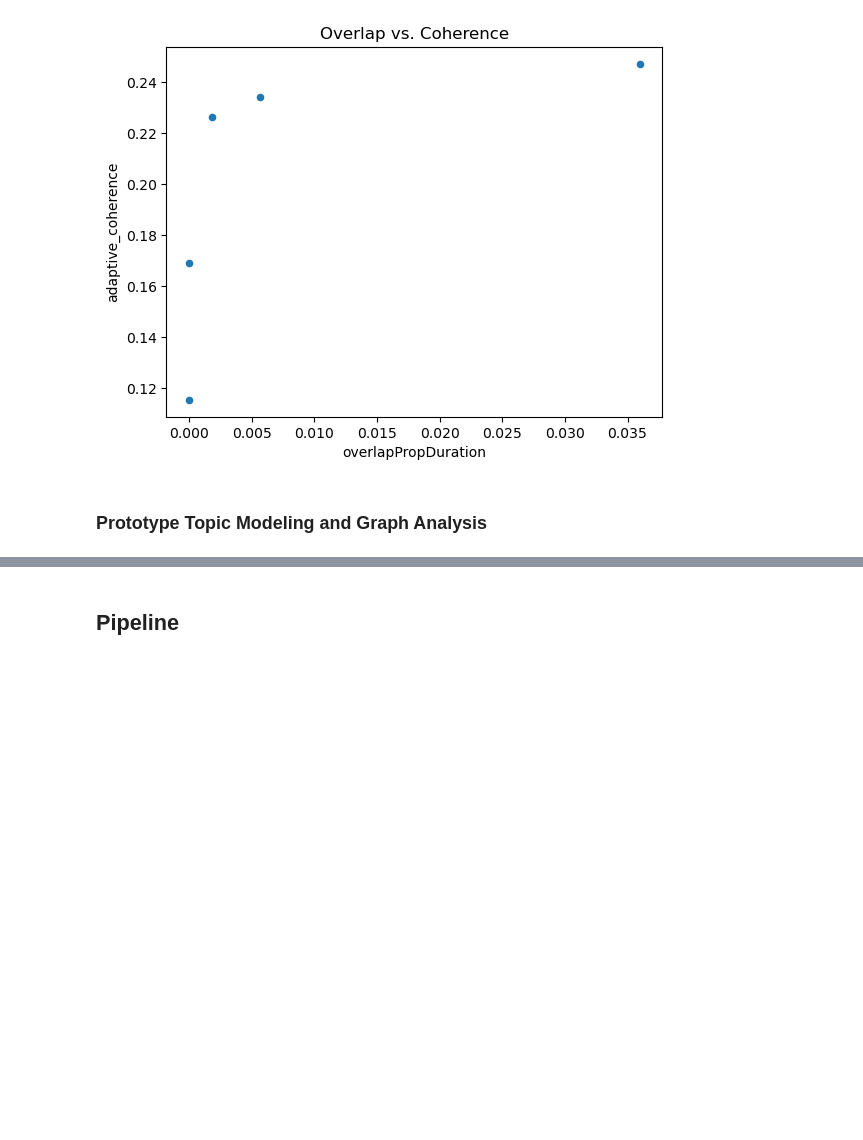
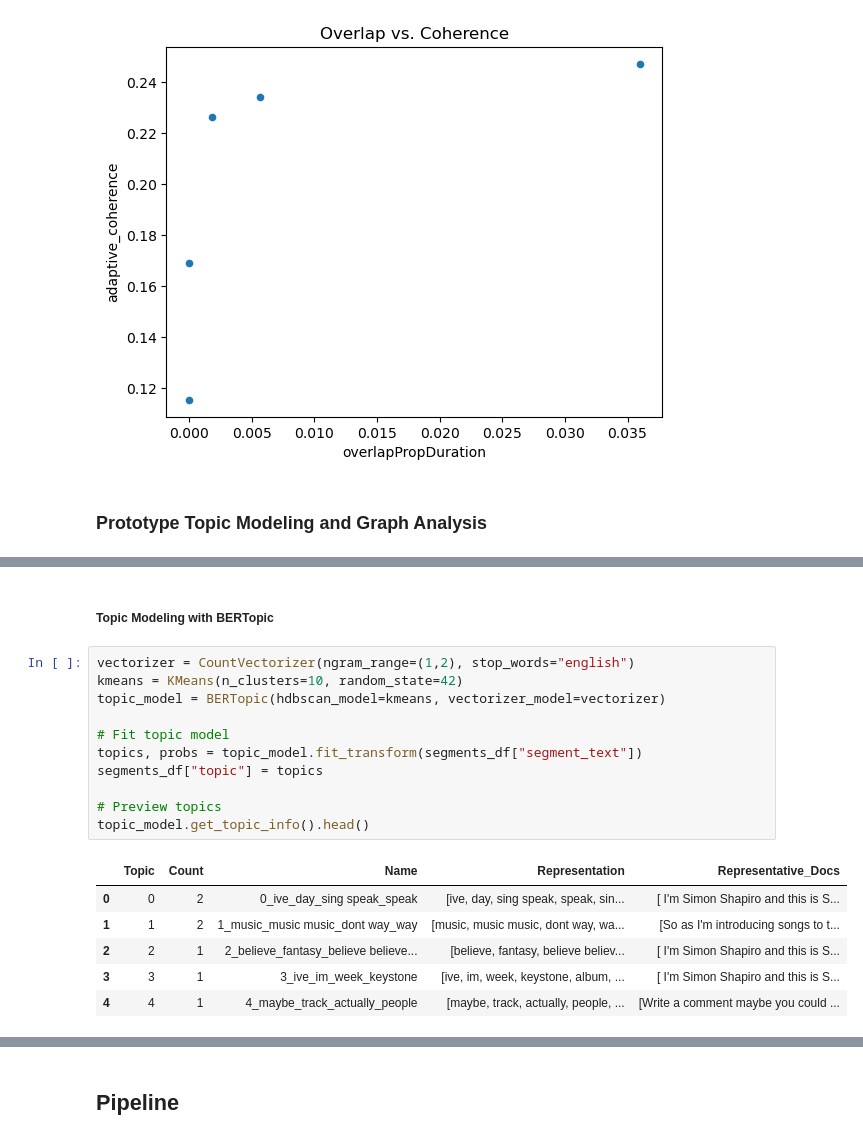
Before and after one commit to au-nlp/project-milestone-p2-group-10, a Jupyter notebook: main.ipynb, the cells around one changed output, grey strips where cells are left out. Cells and saved outputs as stored; diff of their text form; blank space fills up the shorter version.

```diff
--- a/main.ipynb
+++ b/main.ipynb
@@ -212,0 +275,20 @@ plt.show()
+# %% [markdown]
+##### Topic Modeling with BERTopic
+# %%
+vectorizer = CountVectorizer(ngram_range=(1,2), stop_words="english")
+kmeans = KMeans(n_clusters=10, random_state=42)
+topic_model = BERTopic(hdbscan_model=kmeans, vectorizer_model=vectorizer)
+
+# Fit topic model
+topics, probs = topic_model.fit_transform(segments_df["segment_text"])
+segments_df["topic"] = topics
+
+# Preview topics
+topic_model.get_topic_info().head()
+# %% [output]
+|  | Topic | Count | Name | Representation | Representative_Docs |
+| 0 | 0 | 2 | 0_ive_day_sing speak_speak | [ive, day, sing speak, speak, sin... | [ I'm Simon Shapiro and this is S... |
+| 1 | 1 | 2 | 1_music_music music_dont way_way | [music, music music, dont way, wa... | [So as I'm introducing songs to t... |
+| 2 | 2 | 1 | 2_believe_fantasy_believe believe... | [believe, fantasy, believe believ... | [ I'm Simon Shapiro and this is S... |
+| 3 | 3 | 1 | 3_ive_im_week_keystone | [ive, im, week, keystone, album, ... | [ I'm Simon Shapiro and this is S... |
+| 4 | 4 | 1 | 4_maybe_track_actually_people | [maybe, track, actually, people, ... | [Write a comment maybe you could ... |
```
Also changed, not shown: parts of 8 cells of this notebook.
